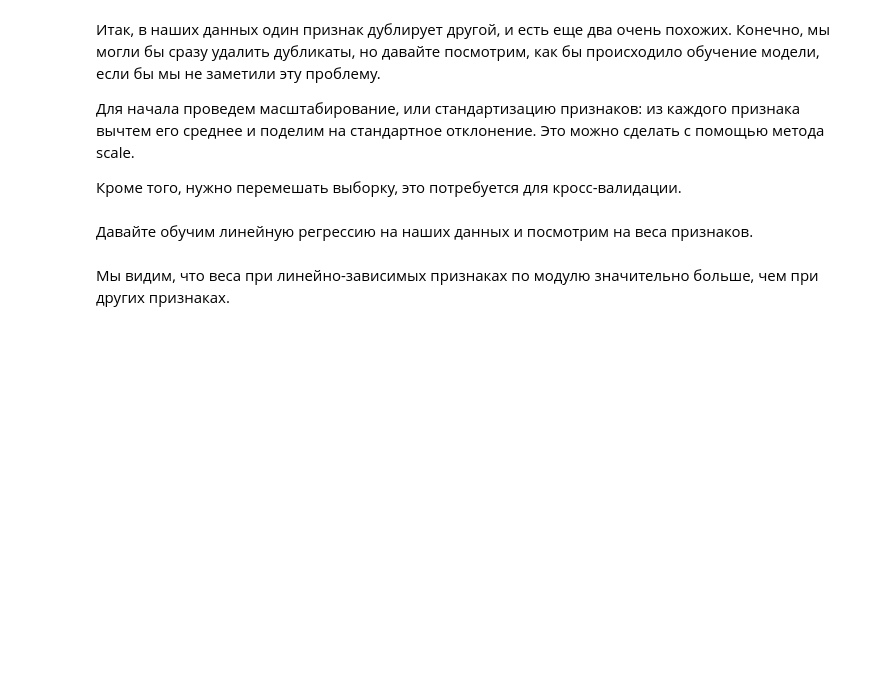
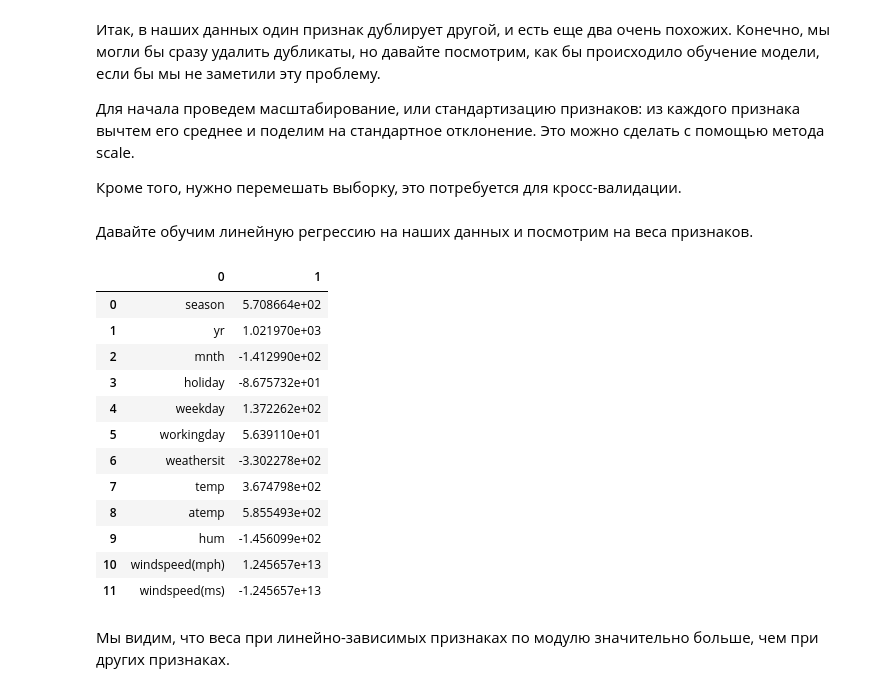
Before and after one commit to Stedar/datasciencecourse, a Jupyter notebook: OverfittingTask.ipynb, the cells around one changed output. Saved outputs shown, nothing was run; the diff lists cells and outputs as text; code cells hidden in the pictures; blank space fills up the shorter version.

```diff
--- a/OverfittingTask.ipynb
+++ b/OverfittingTask.ipynb
@@ -105,9 +160,25 @@ from sklearn.linear_model import LinearRegression
 # %%
 # Код 2.1 (1 балл)
 # Создайте объект линейного регрессора, обучите его на всех данных и выведите веса модели
 # (веса хранятся в переменной coef_ класса регрессора).
 # Можно выводить пары (название признака, вес), воспользовавшись функцией zip, встроенной в язык python
 # Названия признаков хранятся в переменной df.columns
+reg = LinearRegression().fit(X, y)
+pd.DataFrame(zip(list(df.columns.values),reg.coef_))
+# %% [output]
+|  | 0 | 1 |
+| 0 | season | 5.708664e+02 |
+| 1 | yr | 1.021970e+03 |
+| 2 | mnth | -1.412990e+02 |
+| 3 | holiday | -8.675732e+01 |
+| 4 | weekday | 1.372262e+02 |
+| 5 | workingday | 5.639110e+01 |
+| 6 | weathersit | -3.302278e+02 |
+| 7 | temp | 3.674798e+02 |
+| 8 | atemp | 5.855493e+02 |
+| 9 | hum | -1.456099e+02 |
+| 10 | windspeed(mph) | 1.245657e+13 |
+| 11 | windspeed(ms) | -1.245657e+13 |
 # %% [markdown]
 Мы видим, что веса при линейно-зависимых признаках по модулю значительно больше, чем при других признаках.
 # %% [markdown]
```
Also changed, not shown: parts of 9 cells of this notebook.
